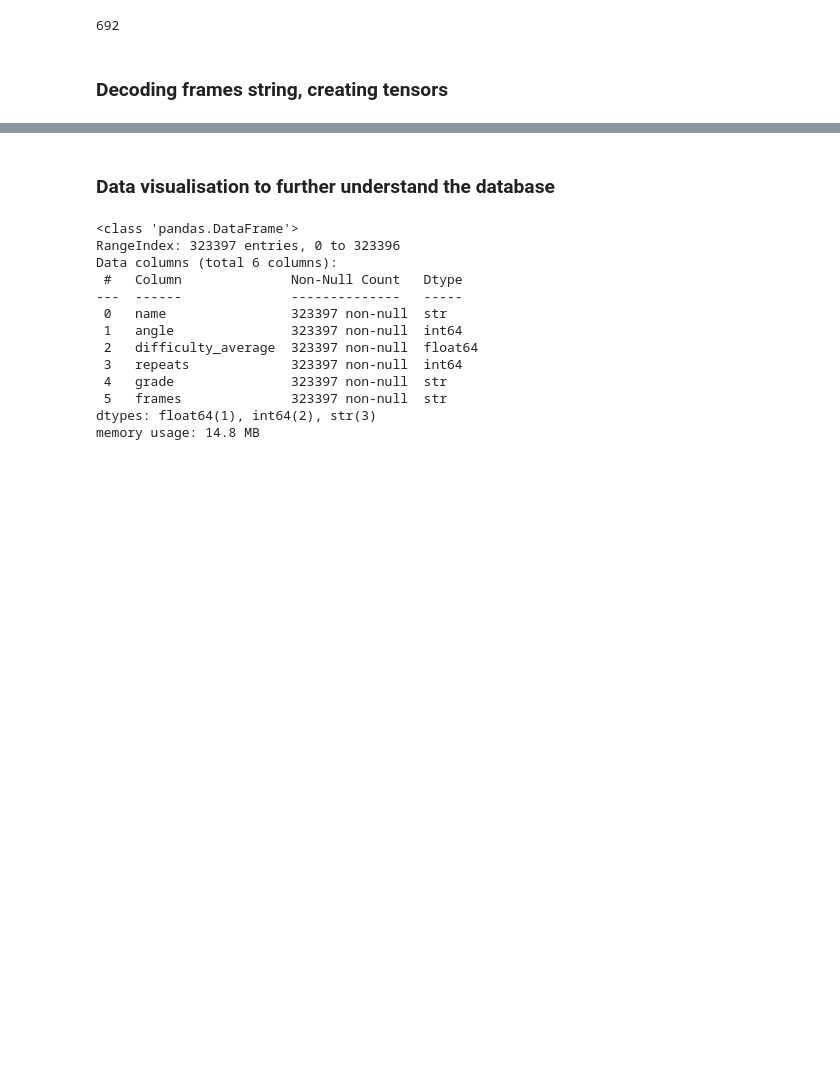
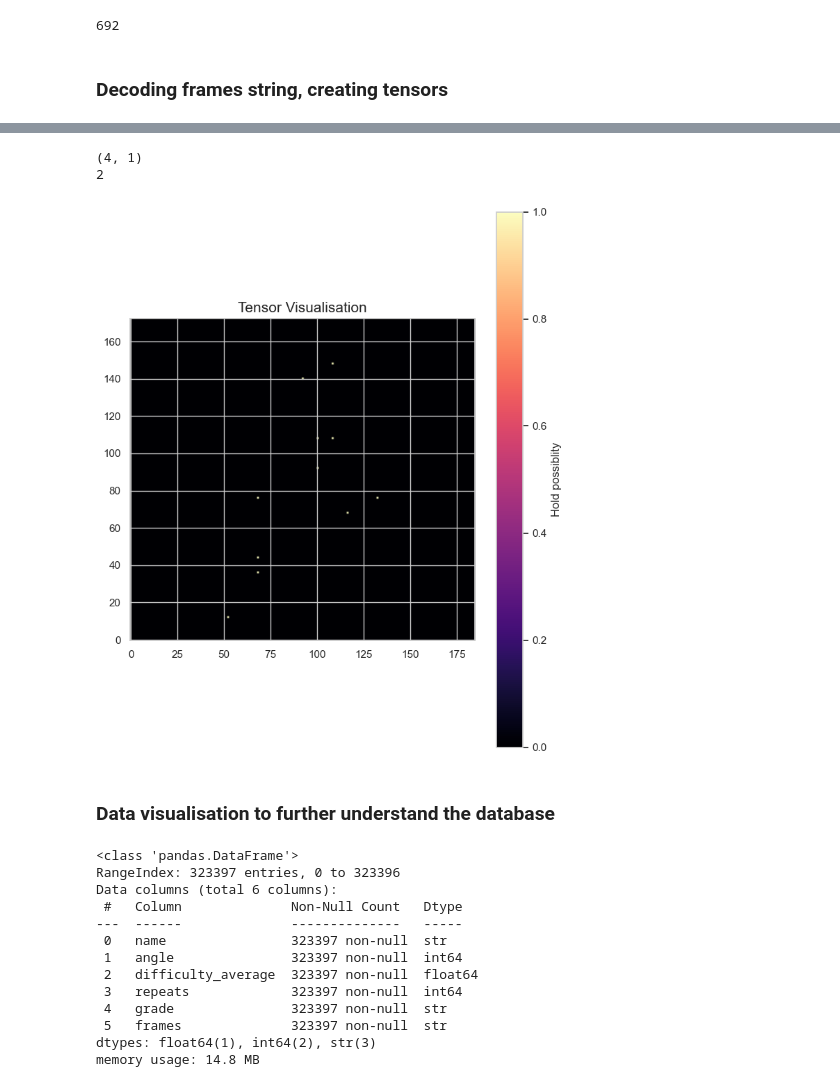
Before and after one commit to janekpriv/KilterClimbGeneration, a Jupyter notebook: src/notebooks/data_exploration.ipynb, the cells around one changed output, grey strips where cells are left out. Saved outputs shown, nothing was run; the diff lists cells and outputs as text; code cells hidden in the pictures; blank space fills up the shorter version.

Commit message:
testing retreving frames data

```diff
--- a/src/notebooks/data_exploration.ipynb
+++ b/src/notebooks/data_exploration.ipynb
@@ -159,8 +160,10 @@ import torch
 
 query="""
 SELECT
-climbs.frames
+climbs.frames,
+climbs.name
 FROM climbs
+WHERE climbs.name = "Lack of Faith"
 LIMIT 1;
 """
 
@@ -168,9 +171,11 @@ cursor.execute(query)
 
 result = cursor.fetchall()
 
-tensor = torch.zeros((4, board_heigth, board_heigth), dtype=torch.float32)
+tensor = torch.zeros((4, board_heigth, board_width), dtype=torch.float32)
 
+print(result[0][1])
 holds = result[0][0].split('p')
+print(holds)
 for hold in holds:
     if not hold: continue
     if "r" not in hold: continue
@@ -187,11 +192,8 @@ for hold in holds:
     elif role == 13: channel = 1
     elif role == 14: channel = 2
     elif role == 15: channel = 3
-    print(channel)
     if channel != -1:
-        tensor[channel, y, x]
+        tensor[channel, y, x] = 1.0
 
 indices = torch.nonzero(tensor, as_tuple=False)
-
-print(indices)
 # %% [output]
@@ -215,3 +226,33 @@ tensor([], size=(0, 3), dtype=torch.int64)
+# %%
+query="""
+    SELECT
+    climbs.frames
+    FROM climbs
+    WHERE climbs.layout_id = 1
+    LIMIT 4;
+"""
+
+cursor.execute(query)
+result = cursor.fetchall()
+
+np_result = np.array(result)
+
+print(np_result.shape)
+print(np_result.ndim)
+# %% [output]
+(4, 1)
+2
+# %%
+import matplotlib.pyplot as plt
+
+flat_image = tensor.sum(dim=0).numpy()
+plt.figure(figsize=(8, 10))
+plt.imshow(flat_image, cmap='magma', origin='lower')
+plt.title("Tensor Visualisation", fontsize=15)
+plt.colorbar(label='Hold possiblity')
+plt.show()
+# %% [output]
+[figure, added]
 # %% [markdown]
 ### Data visualisation to further understand the database
 # %%
```
Also changed, not shown: parts of 4 cells of this notebook.
